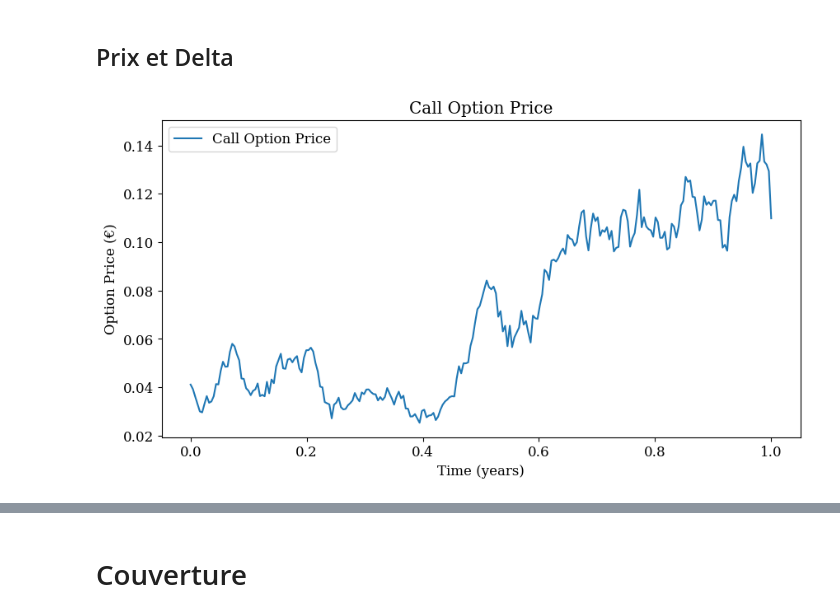
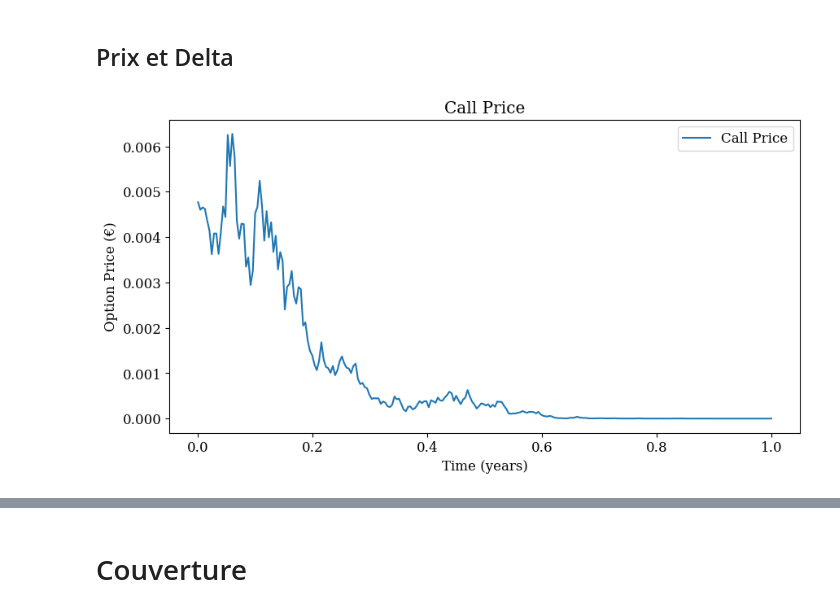
Before and after one commit to maxence2508/options-sur-devises, a Jupyter notebook: options-sur-devises.ipynb, the cells around one changed output, grey strips where cells are left out. Cells and saved outputs as stored; diff of their text form; code cells hidden in the pictures.

```diff
--- a/options-sur-devises.ipynb
+++ b/options-sur-devises.ipynb
@@ -58,7 +58,7 @@ class BlackScholes:
 # Parameters
 S0 = 0.92         # Initial exchange rate (e.g., 1 USD = 0.92 EUR)
 sigma = 0.10      # Volatility
-mu = 0.08         # Real drift (not used for risk-neutral pricing)
+mu = -0.04         # Real drift (not used for risk-neutral pricing)
 r0 = 0.03         # Domestic interest rate (France, in EUR)
 r1 = 0.07         # Foreign interest rate (USA, in USD)
 T = 1             # Maturity in years
@@ -82,6 +82,6 @@ plt.xlabel("Time (years)")
 plt.ylabel("Price")
 plt.title("Evolution of $S_t$ under the Black-Scholes model")
 plt.legend()
-plt.savefig("cours-dollar.png")
+plt.savefig("pics/cours-dollar.png")
 plt.show()
 # %% [output]
@@ -89,7 +89,7 @@ plt.show()
 # %% [markdown]
 ## Prix et Delta
 # %%
-def option_prices(trajectories, T, N, K, r0, r1, sigma):
+def call_prices(trajectories, T, N, K, r0, r1, sigma):
     """
     Computes the price of a European call option at each time step for multiple simulated asset paths
     under the Black-Scholes model.
@@ -135,15 +149,15 @@ def option_prices(trajectories, T, N, K, r0, r1, sigma):
 # %%
 # Option pricing
-K = 0.87  # Strike price
-prices = option_prices(trajectory, T, N, K, r0, r1, sigma)[0, :]
+K = 1  # Strike price
+prices_call = call_prices(trajectory, T, N, K, r0, r1, sigma)[0, :]
 
 # Plot option price over time
 plt.figure(figsize=(10, 5))
-plt.plot(time_grid, prices, label='Call Option Price')
+plt.plot(time_grid, prices_call, label='Call Price')
 plt.xlabel("Time (years)")
 plt.ylabel("Option Price (€)")
-plt.title("Call Option Price")
+plt.title("Call Price")
 plt.legend()
 plt.show()
 # %% [output]
-[figure, old version]
+[figure, new version]
```
Also changed, not shown: parts of 27 cells of this notebook, 20 other files.
